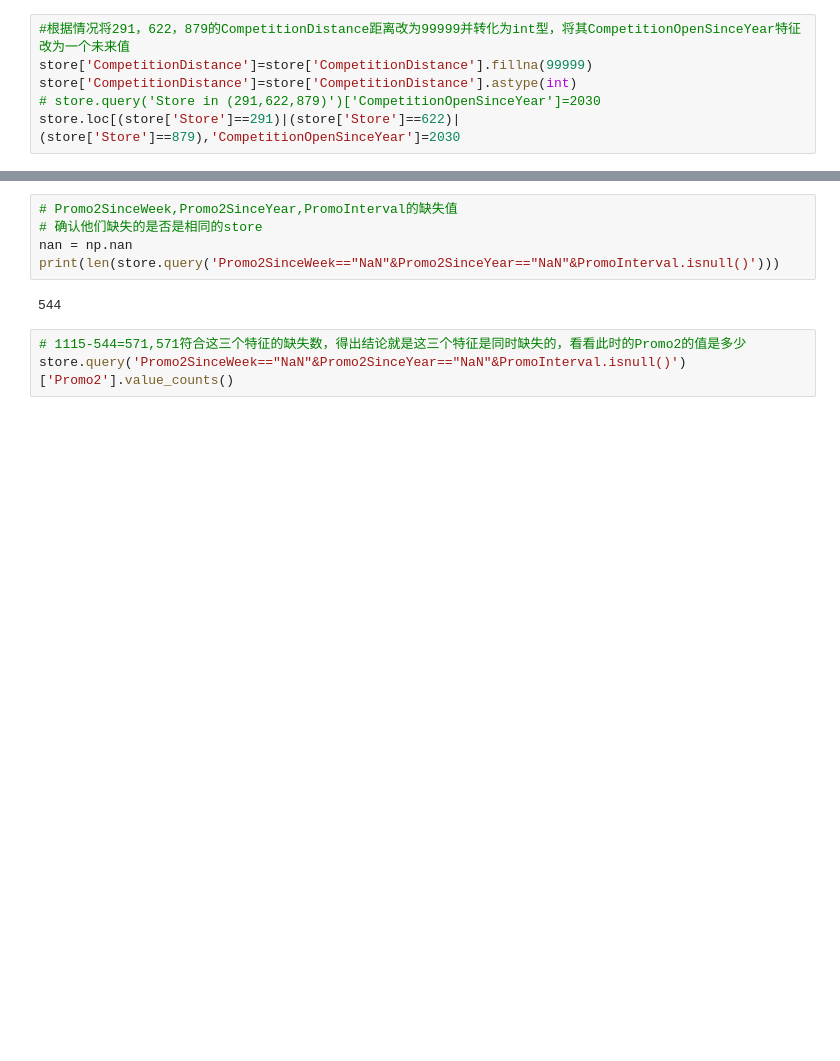
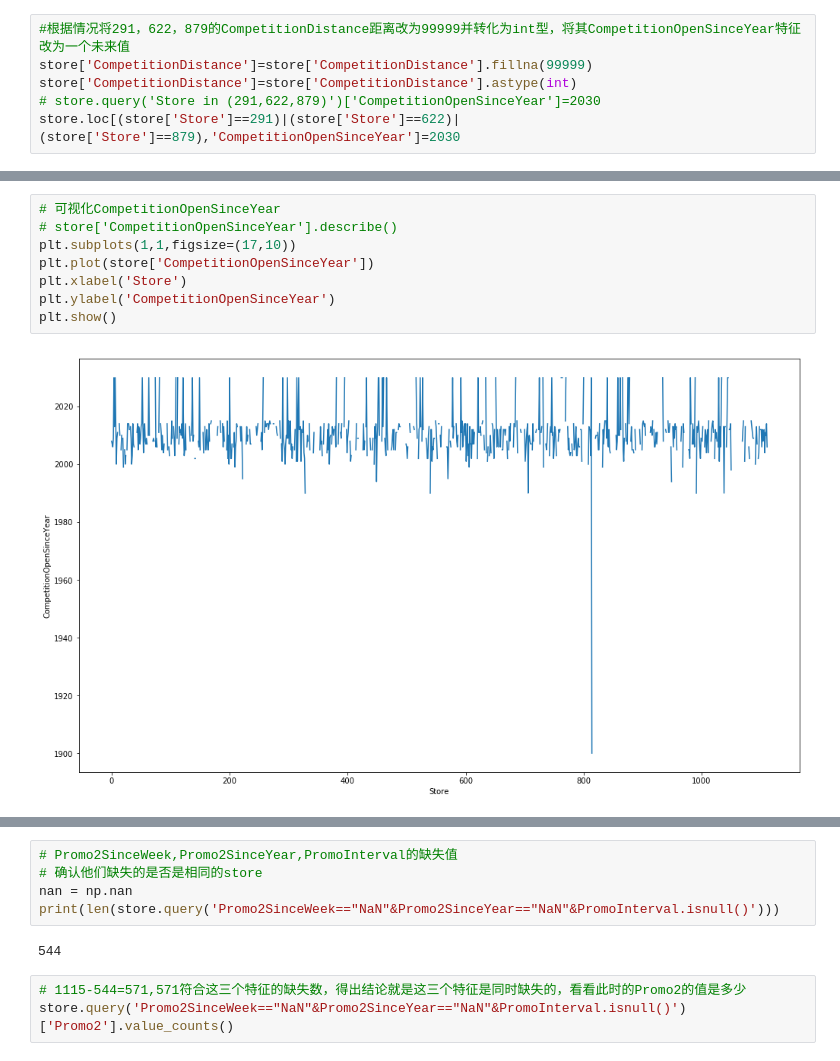
Before and after one commit to xueweiyema/ForecastRossmannStoreSales, a Jupyter notebook: script/Rossmann.ipynb, the cells around one changed output, grey strips where cells are left out. Drawn from its saved outputs; the diff is of its cells as text; blank space fills up the shorter version.

```diff
--- a/script/Rossmann.ipynb
+++ b/script/Rossmann.ipynb
@@ -149,0 +180,10 @@ print(len(store.query('CompetitionOpenSinceMonth=="NaN"&CompetitionOpenSinceYear
+# %%
+# 可视化CompetitionOpenSinceYear
+# store['CompetitionOpenSinceYear'].describe()
+plt.subplots(1,1,figsize=(17,10))
+plt.plot(store['CompetitionOpenSinceYear'])
+plt.xlabel('Store')
+plt.ylabel('CompetitionOpenSinceYear')
+plt.show()
+# %% [output]
+[figure, added]
```
Also changed, not shown: parts of 24 cells of this notebook, 1 other file.
